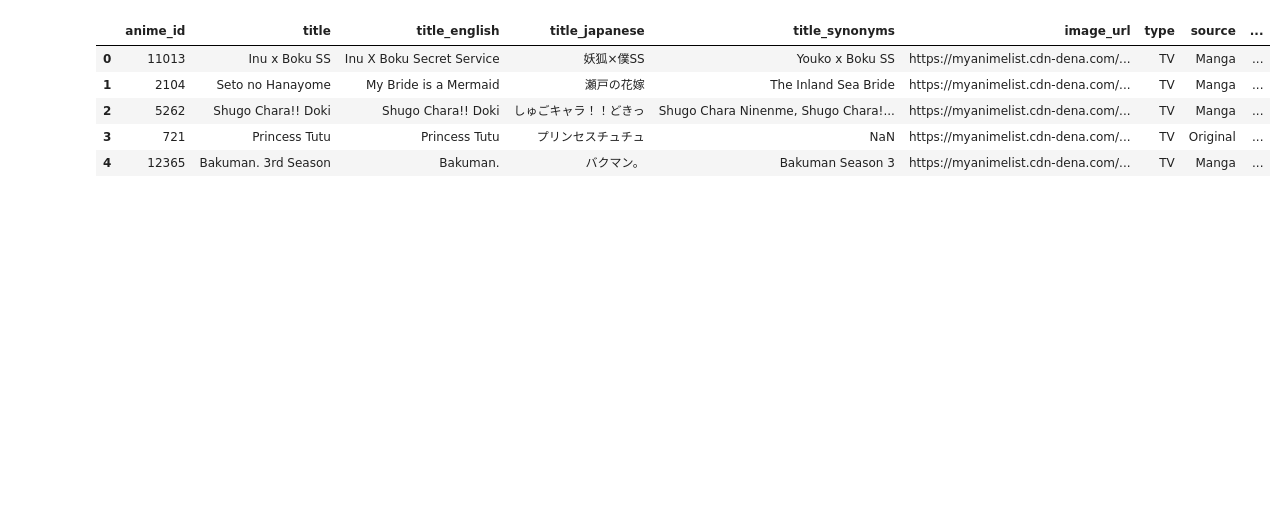
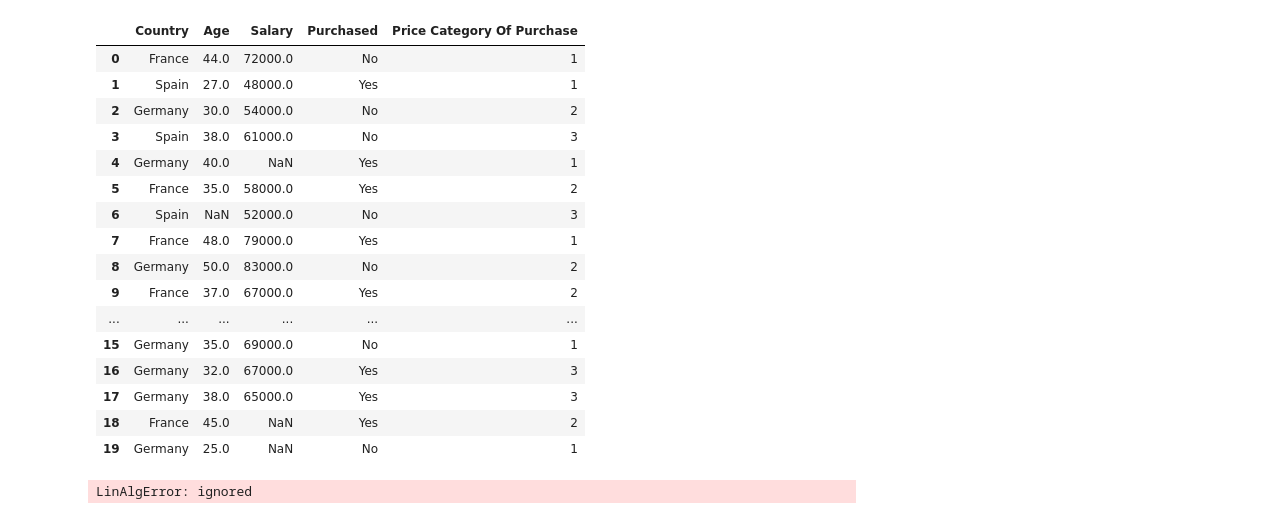
Before and after one commit to IIAnirudhII/AI-and-ML, a Jupyter notebook: Lab1.ipynb, the cells around one changed output. Cells and saved outputs as stored; diff of their text form; code cells hidden in the pictures; blank space fills up the shorter version.

```diff
--- a/Lab1.ipynb
+++ b/Lab1.ipynb
@@ -2,15 +2,35 @@
 <a href="https://colab.research.google.com/github/IIAnirudhII/AI-and-ML/blob/master/Lab1.ipynb" target="_parent"><img src="https://colab.research.google.com/assets/colab-badge.svg" alt="Open In Colab"/></a>
 # %%
 import pandas as pd
-df = pd.read_csv('AnimeList.csv')
-df.head()
+df = pd.read_csv('https://raw.githubusercontent.com/IIAnirudhII/AI-and-ML/master/data/dataset.csv', error_bad_lines=False)
+df
 # %% [output]
-|  | anime_id | title | title_english | title_japanese | title_synonyms | image_url | type | source | ... |
-| 0 | 11013 | Inu x Boku SS | Inu X Boku Secret Service | 妖狐×僕SS | Youko x Boku SS | https://myanimelist.cdn-dena.com/... | TV | Manga | ... |
-| 1 | 2104 | Seto no Hanayome | My Bride is a Mermaid | 瀬戸の花嫁 | The Inland Sea Bride | https://myanimelist.cdn-dena.com/... | TV | Manga | ... |
-| 2 | 5262 | Shugo Chara!! Doki | Shugo Chara!! Doki | しゅごキャラ！！どきっ | Shugo Chara Ninenme, Shugo Chara!... | https://myanimelist.cdn-dena.com/... | TV | Manga | ... |
-| 3 | 721 | Princess Tutu | Princess Tutu | プリンセスチュチュ | NaN | https://myanimelist.cdn-dena.com/... | TV | Original | ... |
-| 4 | 12365 | Bakuman. 3rd Season | Bakuman. | バクマン。 | Bakuman Season 3 | https://myanimelist.cdn-dena.com/... | TV | Manga | ... |
+|  | Country | Age | Salary | Purchased | Price Category Of Purchase |
+| 0 | France | 44.0 | 72000.0 | No | 1 |
+| 1 | Spain | 27.0 | 48000.0 | Yes | 1 |
+| 2 | Germany | 30.0 | 54000.0 | No | 2 |
+| 3 | Spain | 38.0 | 61000.0 | No | 3 |
+| 4 | Germany | 40.0 | NaN | Yes | 1 |
+| 5 | France | 35.0 | 58000.0 | Yes | 2 |
+| 6 | Spain | NaN | 52000.0 | No | 3 |
+| 7 | France | 48.0 | 79000.0 | Yes | 1 |
+| 8 | Germany | 50.0 | 83000.0 | No | 2 |
+| 9 | France | 37.0 | 67000.0 | Yes | 2 |
+| ... | ... | ... | ... | ... | ... |
+| 15 | Germany | 35.0 | 69000.0 | No | 1 |
+| 16 | Germany | 32.0 | 67000.0 | Yes | 3 |
+| 17 | Germany | 38.0 | 65000.0 | Yes | 3 |
+| 18 | France | 45.0 | NaN | Yes | 2 |
+| 19 | Germany | 25.0 | NaN | No | 1 |
+# %%
+a = pd.DataFrame(df, columns = ['Age', 'Salary'])
+pd.
+b=pd.Series(a.Age)
+c=pd.Series(a.Salary)
+import numpy as np
+print(np.linalg.inv(a))
+# %% [output]
+LinAlgError: ignored
 # %%
 print(len(df))
 print(len(df.columns))
```
Also changed, not shown: parts of 7 cells of this notebook.
